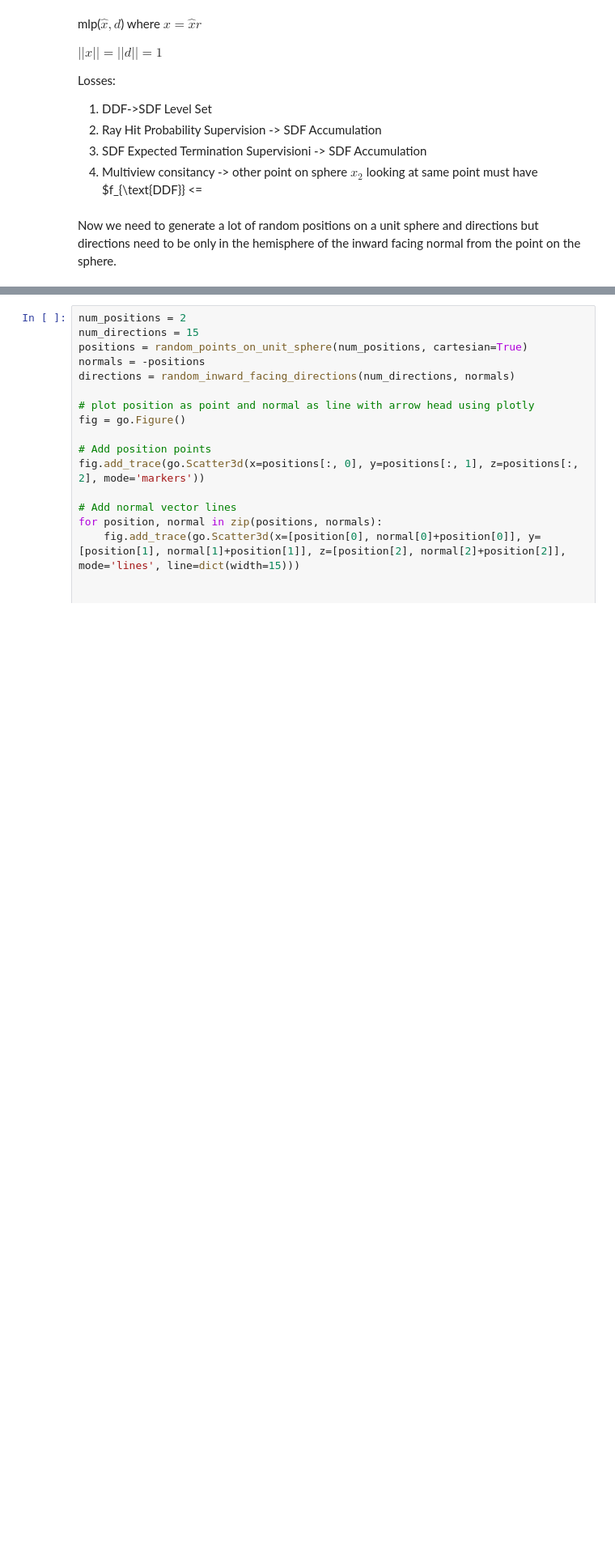
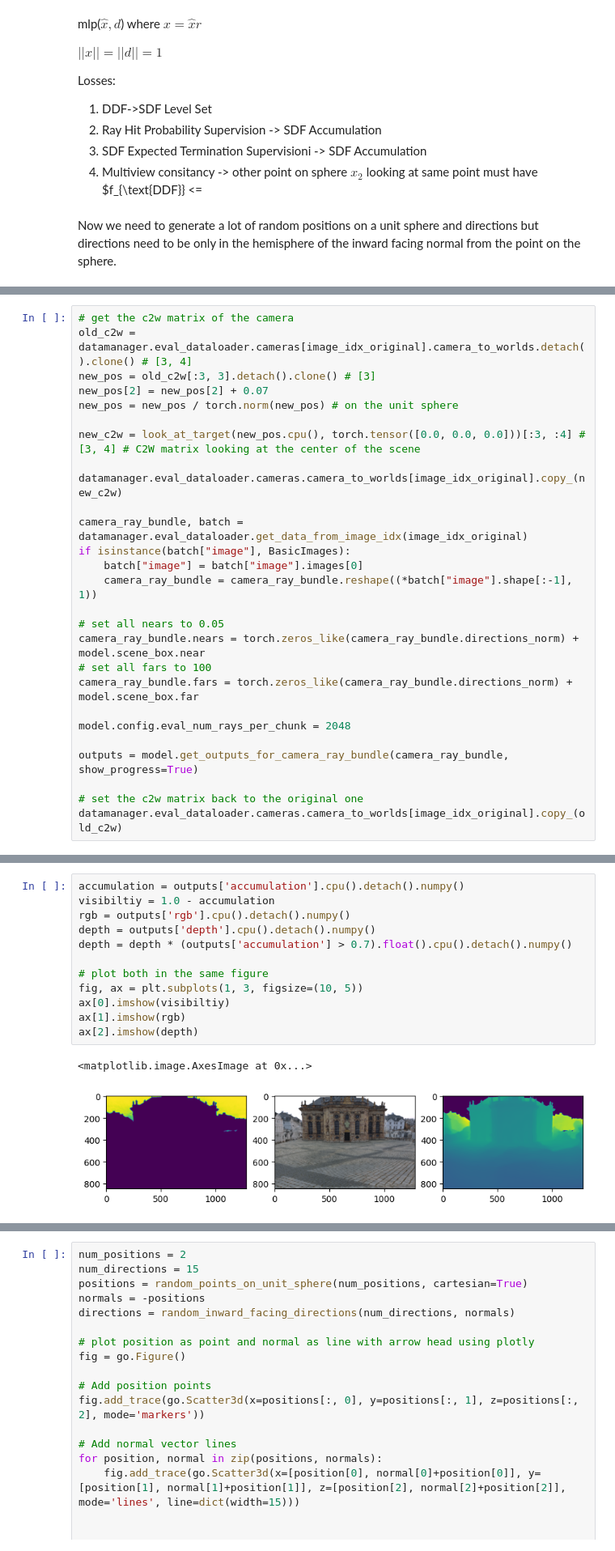
Before and after one commit to JADGardner/sdfstudio, a Jupyter notebook: notebooks/ddf.ipynb, the cells around one changed output, grey strips where cells are left out. Shown at 81% size. Drawn from its saved outputs; the diff is of its cells as text; blank space fills up the shorter version.

```diff
--- a/notebooks/ddf.ipynb
+++ b/notebooks/ddf.ipynb
@@ -300,0 +317,27 @@ Generating output for camera... ━━━━━━━━━━━━━━━━
+# %%
+# get the c2w matrix of the camera
+old_c2w = datamanager.eval_dataloader.cameras[image_idx_original].camera_to_worlds.detach().clone() # [3, 4]
+new_pos = old_c2w[:3, 3].detach().clone() # [3]
+new_pos[2] = new_pos[2] + 0.07
+new_pos = new_pos / torch.norm(new_pos) # on the unit sphere
+
+new_c2w = look_at_target(new_pos.cpu(), torch.tensor([0.0, 0.0, 0.0]))[:3, :4] # [3, 4] # C2W matrix looking at the center of the scene
+
+datamanager.eval_dataloader.cameras.camera_to_worlds[image_idx_original].copy_(new_c2w)
+
+camera_ray_bundle, batch = datamanager.eval_dataloader.get_data_from_image_idx(image_idx_original)
+if isinstance(batch["image"], BasicImages):
+    batch["image"] = batch["image"].images[0]
+    camera_ray_bundle = camera_ray_bundle.reshape((*batch["image"].shape[:-1], 1))
+
+# set all nears to 0.05
+camera_ray_bundle.nears = torch.zeros_like(camera_ray_bundle.directions_norm) + model.scene_box.near
+# set all fars to 100
+camera_ray_bundle.fars = torch.zeros_like(camera_ray_bundle.directions_norm) + model.scene_box.far
+
+model.config.eval_num_rays_per_chunk = 2048
+
+outputs = model.get_outputs_for_camera_ray_bundle(camera_ray_bundle, show_progress=True)
+
+# set the c2w matrix back to the original one
+datamanager.eval_dataloader.cameras.camera_to_worlds[image_idx_original].copy_(old_c2w)
@@ -300,0 +351,15 @@ Generating output for camera... ━━━━━━━━━━━━━━━━
+# %%
+accumulation = outputs['accumulation'].cpu().detach().numpy()
+visibiltiy = 1.0 - accumulation
+rgb = outputs['rgb'].cpu().detach().numpy()
+depth = outputs['depth'].cpu().detach().numpy()
+depth = depth * (outputs['accumulation'] > 0.7).float().cpu().detach().numpy()
+
+# plot both in the same figure
+fig, ax = plt.subplots(1, 3, figsize=(10, 5))
+ax[0].imshow(visibiltiy)
+ax[1].imshow(rgb)
+ax[2].imshow(depth)
+# %% [output]
+<matplotlib.image.AxesImage at 0x...>
+[figure, added]
```
Also changed, not shown: parts of 20 cells of this notebook, 2 other files.
